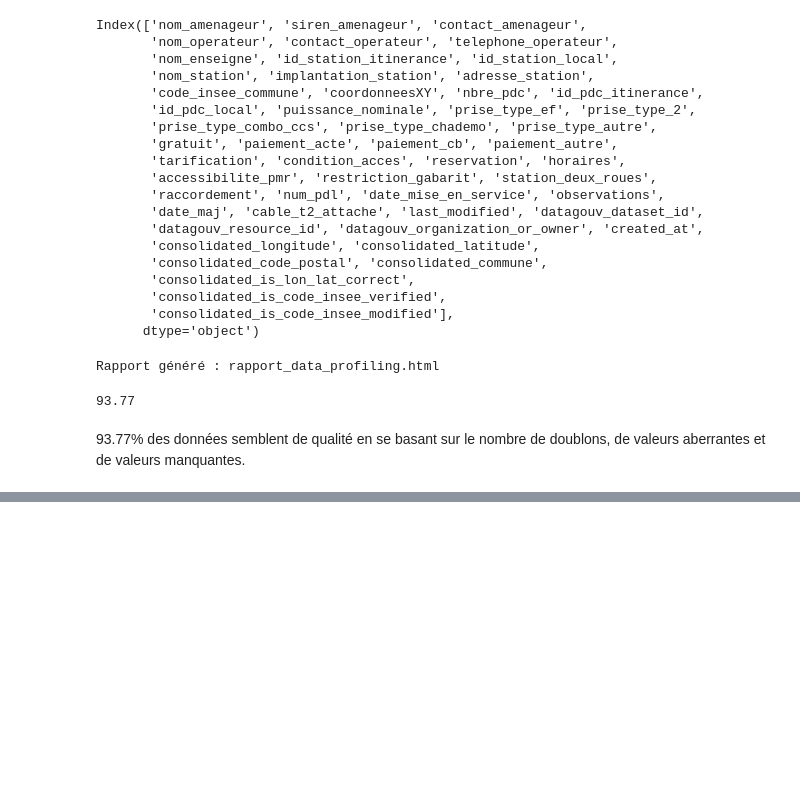
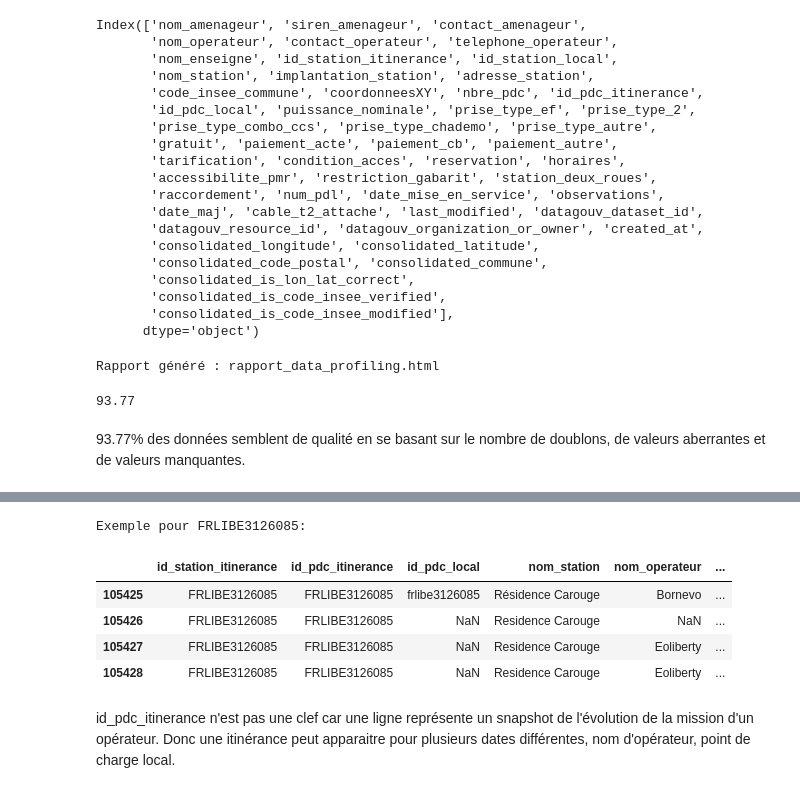
Before and after one commit to closzach/coda_qualite_donnees, a Jupyter notebook: notebook.ipynb, the cells around one changed output, grey strips where cells are left out. Drawn from its saved outputs; the diff is of its cells as text; code cells hidden in the pictures; blank space fills up the shorter version.

```diff
--- a/notebook.ipynb
+++ b/notebook.ipynb
@@ -68,0 +99,28 @@ print(quality_score(df))
+# %%
+columnes_a_verifier = [
+    col for col in df.columns
+    if "id_pdc" in col.lower()
+    or "itiner" in col.lower()
+    or "station" in col.lower()
+    or "date" in col.lower()
+    or "operateur" in col.lower()
+]
+
+print("Colonnes candidates:")
+print(columnes_a_verifier)
+
+col_id = "id_pdc_itinerance"
+print("\nNombre de lignes:", len(df))
+print("Valeurs distinctes de id_pdc_itinerance:", df[col_id].nunique(dropna=False))
+print("Lignes en doublon sur id_pdc_itinerance:", df.duplicated(subset=[col_id]).sum())
+
+freq_id = df[col_id].value_counts(dropna=False)
+print("\nTop 10 des valeurs les plus fréquentes:")
+print(freq_id.head(10))
+
+if len(columnes_a_verifier) > 1:
+    print("\nTest de granularité sur plusieurs colonnes:")
+    for taille in range(2, min(5, len(columnes_a_verifier)) + 1):
+        subset = columnes_a_verifier[:taille]
+        doublons = df.duplicated(subset=subset).sum()
+        print(f"{subset} -> doublons: {doublons}")
@@ -68,0 +145,26 @@ print(quality_score(df))
+# %%
+id_exemple = freq_id.index[1]
+exemple = df.loc[df[col_id] == id_exemple, [
+    col for col in [
+        "id_station_itinerance",
+        "id_pdc_itinerance",
+        "id_pdc_local",
+        "nom_station",
+        "nom_operateur",
+        "date_mise_en_service",
+        "date_maj",
+        "consolidated_commune",
+        "consolidated_code_postal",
+    ] if col in df.columns
+]]
+print(f"Exemple pour {id_exemple}:")
+display(exemple)
+# %% [output]
+Exemple pour FRLIBE3126085:
+|  | id_station_itinerance | id_pdc_itinerance | id_pdc_local | nom_station | nom_operateur | ... |
+| 105425 | FRLIBE3126085 | FRLIBE3126085 | frlibe3126085 | Résidence Carouge | Bornevo | ... |
+| 105426 | FRLIBE3126085 | FRLIBE3126085 | NaN | Residence Carouge | NaN | ... |
+| 105427 | FRLIBE3126085 | FRLIBE3126085 | NaN | Residence Carouge | Eoliberty | ... |
+| 105428 | FRLIBE3126085 | FRLIBE3126085 | NaN | Residence Carouge | Eoliberty | ... |
+# %% [markdown]
+id_pdc_itinerance n'est pas une clef car une ligne représente un snapshot de l'évolution de la mission d'un opérateur. Donc une itinérance peut apparaitre pour plusieurs dates différentes, nom d'opérateur, point de charge local.
```
Also changed, not shown: parts of 4 cells of this notebook.
